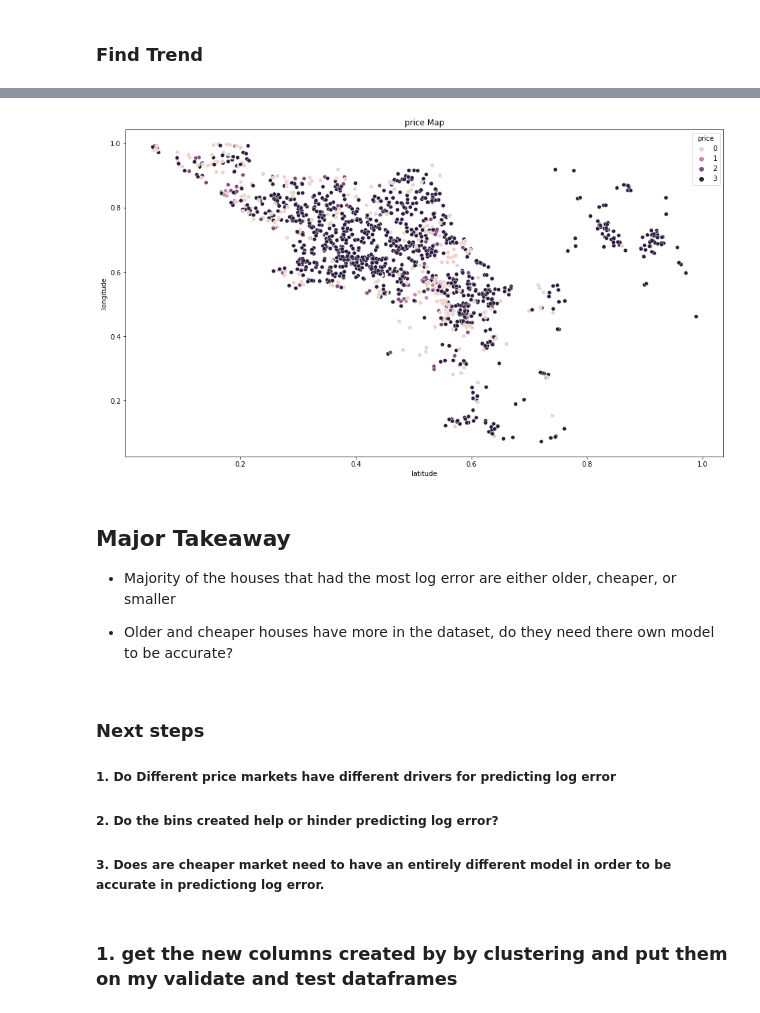
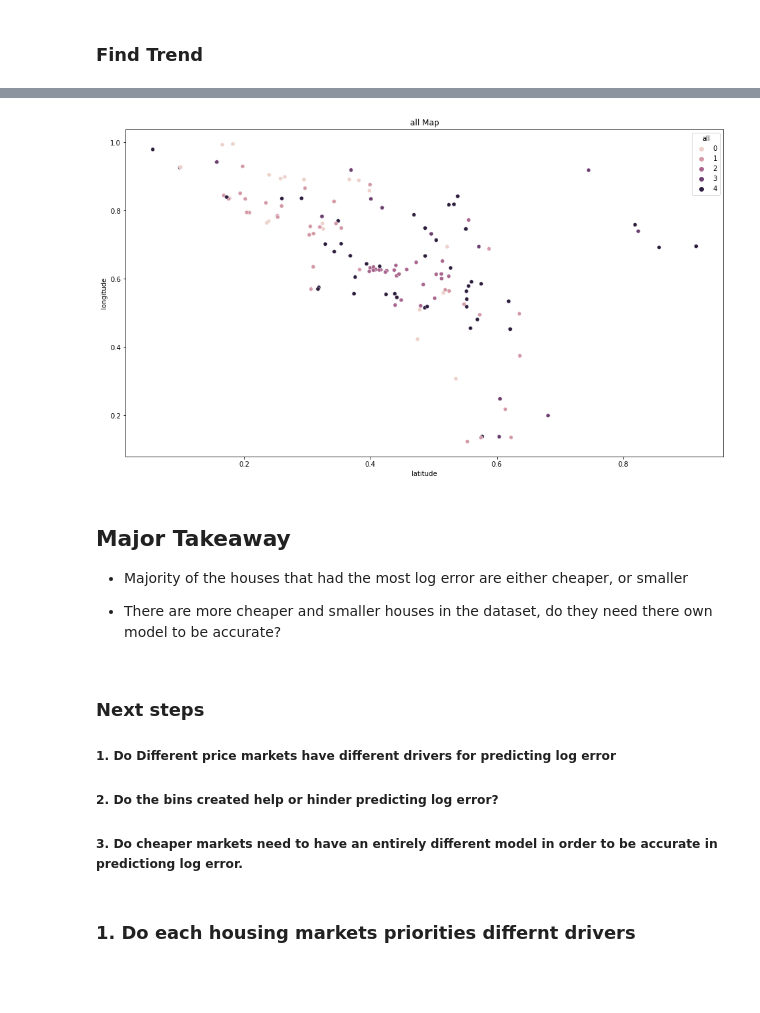
Before and after one commit to carterrxavier/clustering-project, a Jupyter notebook: initialnotebook.ipynb, the cells around one changed output, grey strips where cells are left out. Drawn from its saved outputs; the diff is of its cells as text; code cells hidden in the pictures; blank space fills up the shorter version.

```diff
--- a/initialnotebook.ipynb
+++ b/initialnotebook.ipynb
@@ -284,5 +267,5 @@ cluster.map_clusters(train_scaled, 'all', 'yearbuilt' )
 ### Find Trend
 # %%
 X = train_scaled[['logerror']]
-X = cluster.show_cluster(X, 5, 'logbin',hide= False)
+X = cluster.show_cluster(X, 5, 'logbin',hide= True)
 train_scaled['logbin'] = X['logbin']
@@ -291,19 +272,19 @@ train_scaled['logbin'] = X['logbin']
 # %%
-cluster.map_clusters(train_scaled[(train_scaled['logbin']== 3) | (train_scaled['logbin']== 1)], 'price')
+cluster.map_clusters(train_scaled[(train_scaled['logbin']== 4) | (train_scaled['logbin']== 1)], 'all')
 # %% [output]
-[figure, old version]
+[figure, new version]
 # %% [markdown]
 ## Major Takeaway
-- Majority of the houses that had the most log error are either older, cheaper, or smaller
+- Majority of the houses that had the most log error are either cheaper, or smaller
 
-- Older and cheaper houses have more in the dataset, do they need there own model to be accurate?
+- There are more cheaper and smaller houses in the dataset, do they need there own model to be accurate?
 # %% [markdown]
 ### Next steps
 ##### 1. Do Different price markets have different drivers for predicting log error
 ##### 2. Do the bins created help or hinder predicting log error?
-##### 3. Does are cheaper market need to have an entirely different model in order to be accurate in predictiong log error.
+##### 3. Do cheaper markets need to have an entirely different model in order to be accurate in predictiong log error.
 # %% [markdown]
-### 1. get the new columns created by by clustering and put them on my validate and test dataframes
+### 1. Do each housing markets priorities differnt drivers
 # %%
 #Set clusters to validate and test
 # %%
```
Also changed, not shown: parts of 33 cells of this notebook, 3 other files.
